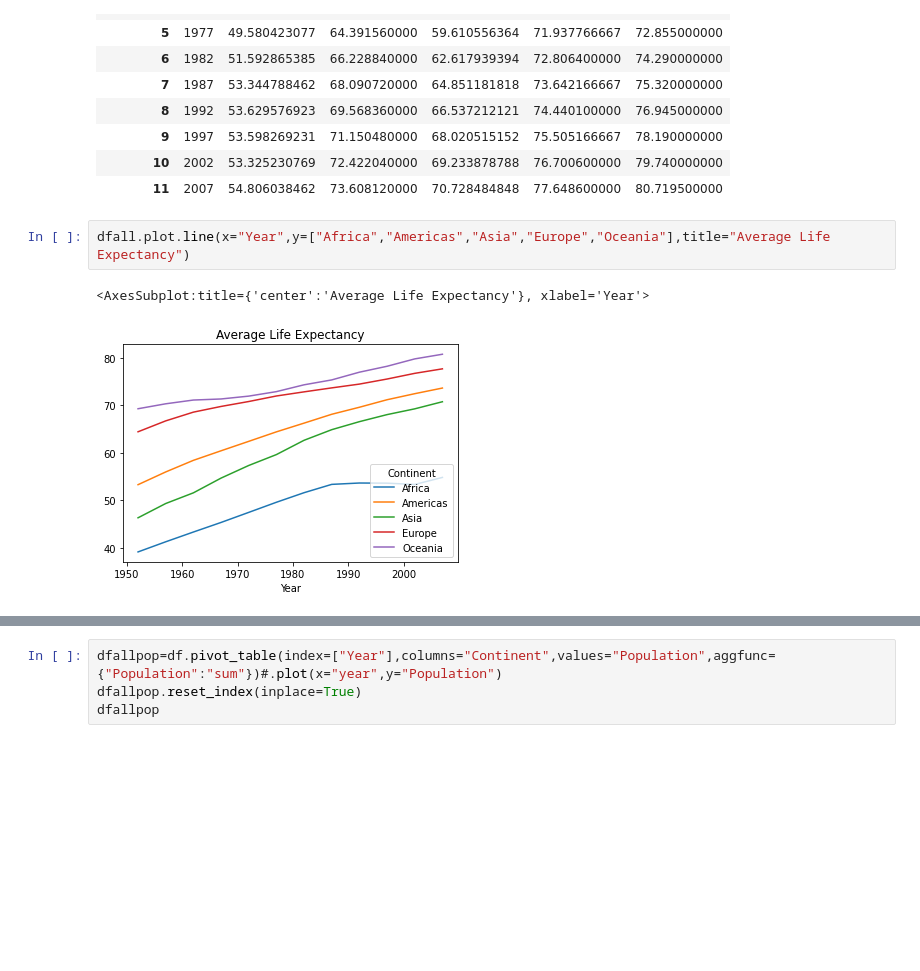
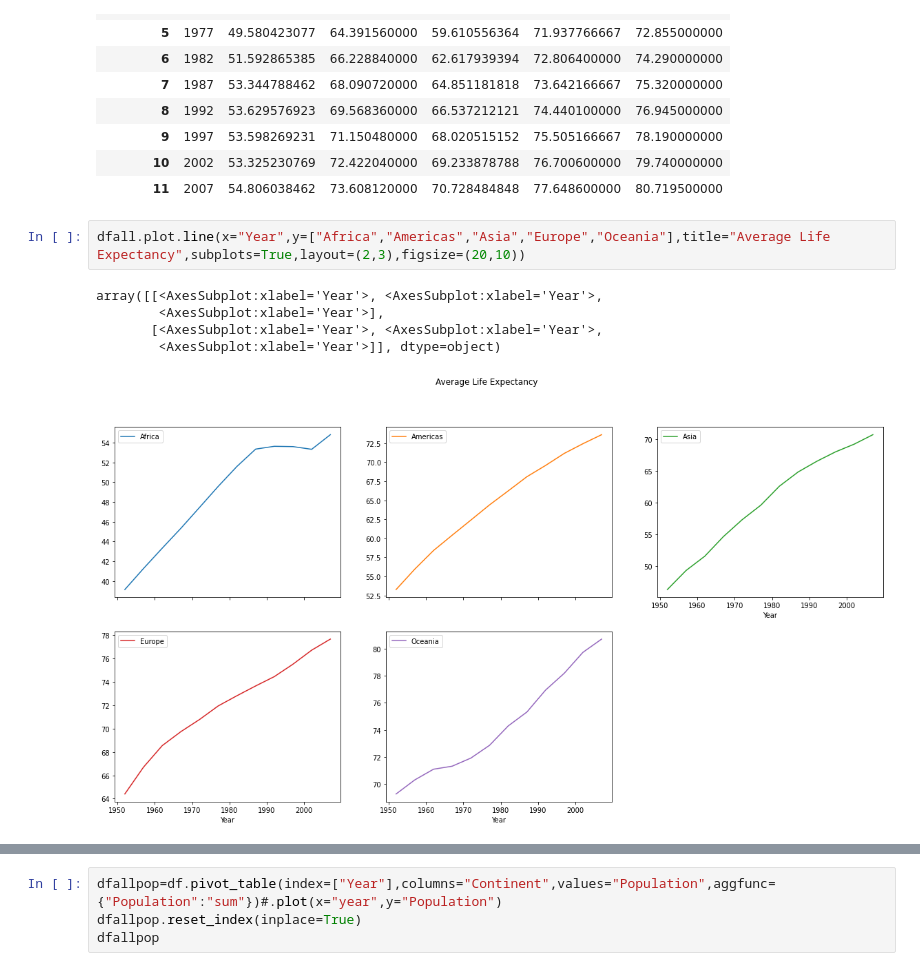
Before and after one commit to Andyhibbsuk/Population-and-Life-Expectancy, a Jupyter notebook: population.ipynb, the cells around one changed output, grey strips where cells are left out. Cells and saved outputs as stored; diff of their text form; blank space fills up the shorter version.

```diff
--- a/population.ipynb
+++ b/population.ipynb
@@ -76,7 +76,10 @@ dfall
 | 10 | 2002 | 53.325230769 | 72.422040000 | 69.233878788 | 76.700600000 | 79.740000000 |
 | 11 | 2007 | 54.806038462 | 73.608120000 | 70.728484848 | 77.648600000 | 80.719500000 |
 # %%
-dfall.plot.line(x="Year",y=["Africa","Americas","Asia","Europe","Oceania"],title="Average Life Expectancy")
+dfall.plot.line(x="Year",y=["Africa","Americas","Asia","Europe","Oceania"],title="Average Life Expectancy",subplots=True,layout=(2,3),figsize=(20,10))
 # %% [output]
-<AxesSubplot:title={'center':'Average Life Expectancy'}, xlabel='Year'>
+array([[<AxesSubplot:xlabel='Year'>, <AxesSubplot:xlabel='Year'>,
+        <AxesSubplot:xlabel='Year'>],
+       [<AxesSubplot:xlabel='Year'>, <AxesSubplot:xlabel='Year'>,
+        <AxesSubplot:xlabel='Year'>]], dtype=object)
-[figure, old version]
+[figure, new version]
```
Also changed, not shown: parts of 2 cells of this notebook.
